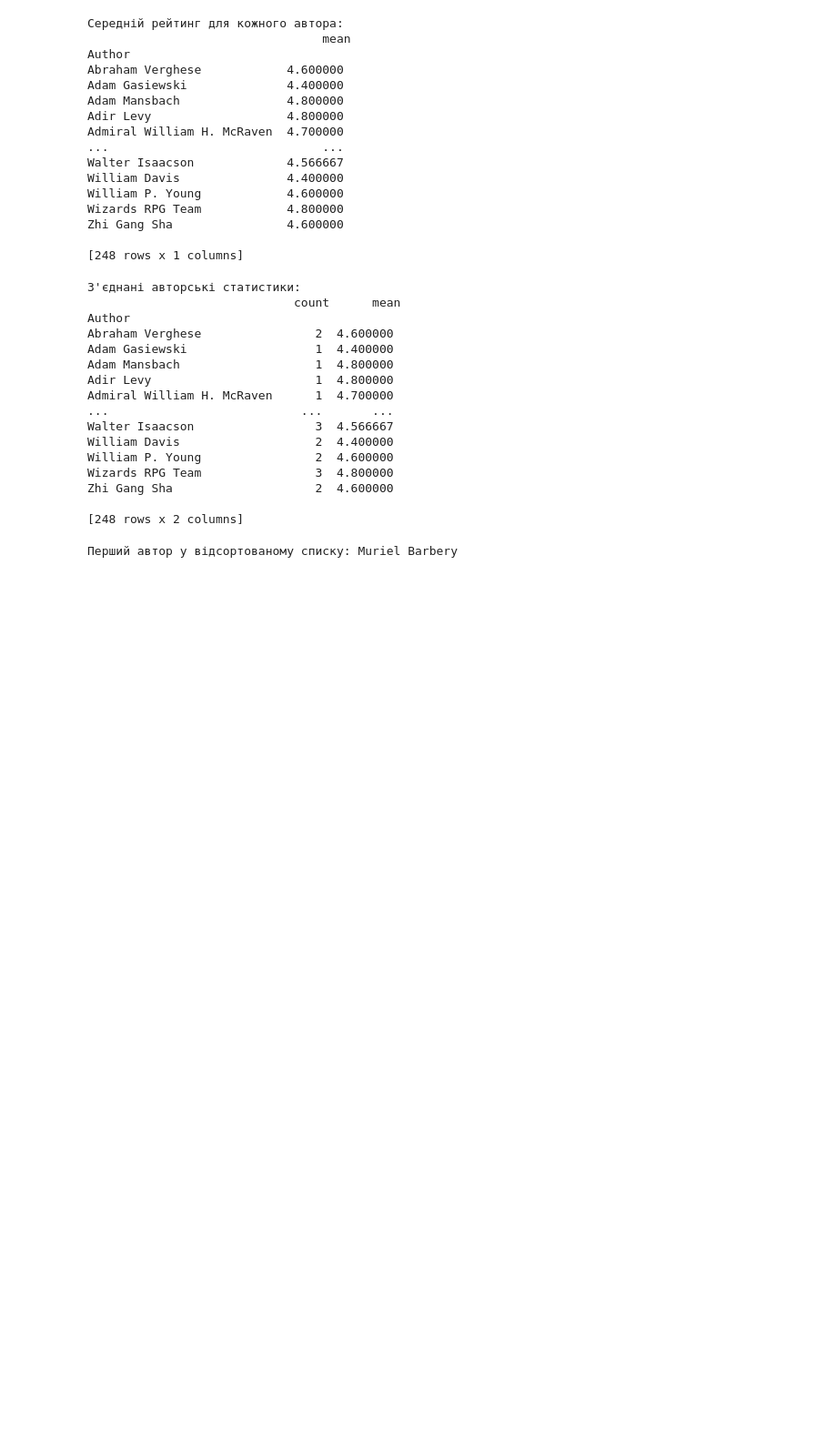
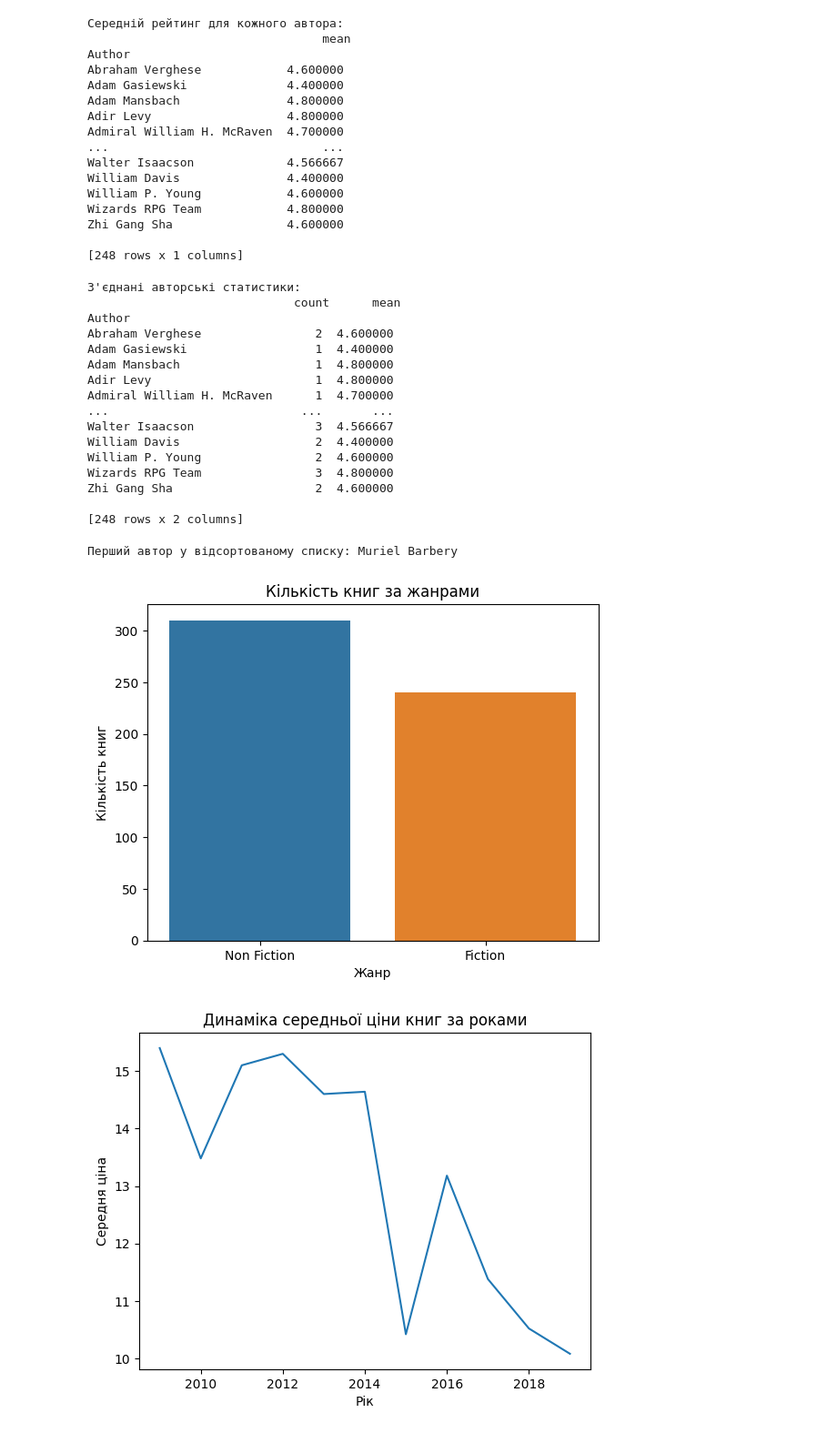
Before and after one commit to YuriSerhiienko/data_science_hw2, a Jupyter notebook: Hw2.3.ipynb, the cells around one changed output. Shown at 91% size. Drawn from its saved outputs; the diff is of its cells as text; code cells hidden in the pictures; blank space fills up the shorter version.

```diff
--- a/Hw2.3.ipynb
+++ b/Hw2.3.ipynb
@@ -143,3 +143,35 @@ sorted_authors = author_stats.sort_values(by=['count', 'mean'], ascending=[True,
 print('Перший автор у відсортованому списку:', sorted_authors.index[0])
 # %% [output]
 Перший автор у відсортованому списку: Muriel Barbery
+# %%
+%matplotlib inline
+import matplotlib.pyplot as plt
+import seaborn as sns
+import pandas as pd
+
+# Припустимо, 'books_df' це ваш датафрейм з даними про книги
+# books_df = pd.read_csv('your_file.csv')  # Замініть на вірний шлях до файлу
+
+# Графік 1: Стовпчикова діаграма кількості книг за жанрами
+sns.countplot(x='Genre', data=books_df)
+plt.title('Кількість книг за жанрами')
+plt.xlabel('Жанр')
+plt.ylabel('Кількість книг')
+plt.show()
+
+# Графік 2: Лінійний графік динаміки середньої ціни книг за роками
+books_df.groupby('Year')['Price'].mean().plot()
+plt.title('Динаміка середньої ціни книг за роками')
+plt.xlabel('Рік')
+plt.ylabel('Середня ціна')
+plt.show()
+
+# Графік 3: Боксплот рейтингів книг за жанрами
+sns.boxplot(x='Genre', y='User Rating', data=books_df)
+plt.title('Боксплот рейтингів книг за жанрами')
+plt.xlabel('Жанр')
+plt.ylabel('Рейтинг користувачів')
+plt.show()
+# %% [output]
+[figure, added]
+[figure, added]
```
Also changed, not shown: parts of 1 cell of this notebook.
